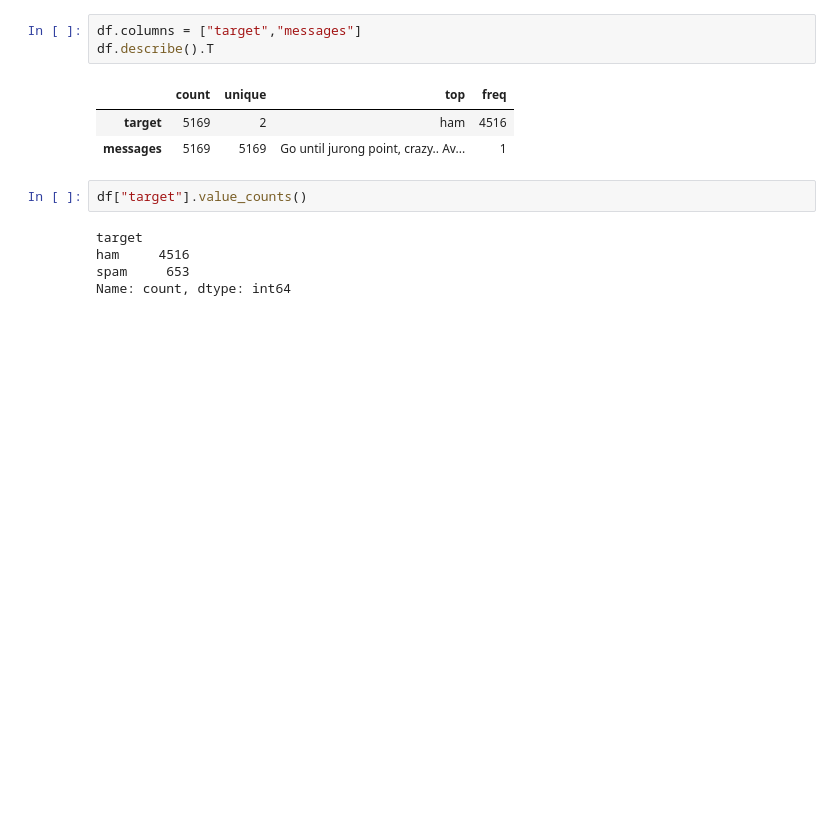
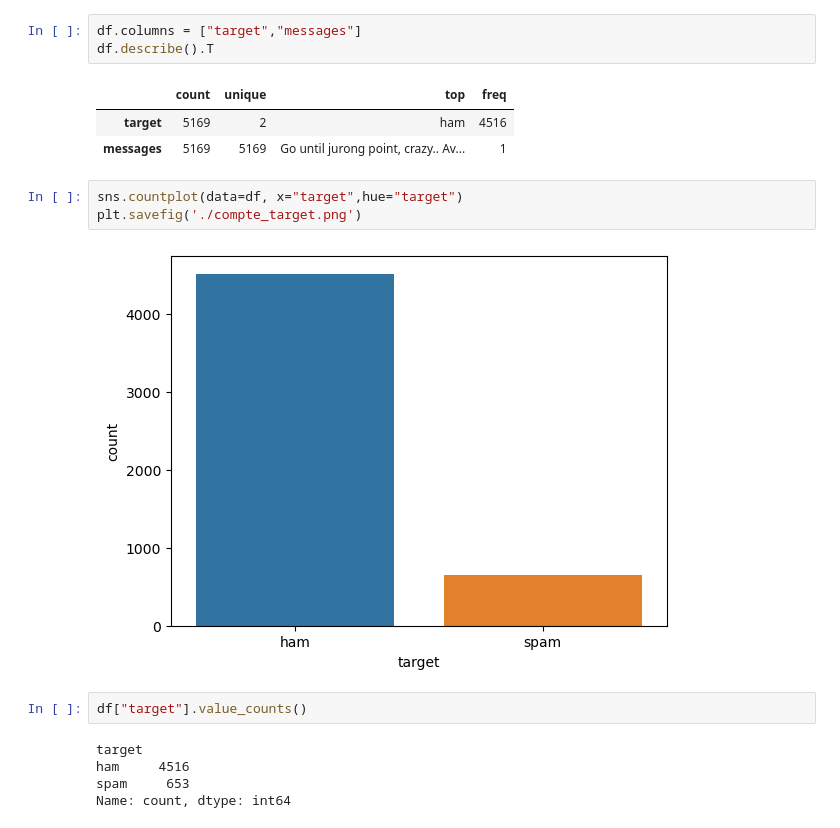
Before and after one commit to A-Anjara/SMS-Classification, a Jupyter notebook: SMS Spam Classification.ipynb, the cells around one changed output. Saved outputs shown, nothing was run; the diff lists cells and outputs as text; blank space fills up the shorter version.

```diff
--- a/SMS Spam Classification.ipynb
+++ b/SMS Spam Classification.ipynb
@@ -62,6 +68,11 @@ df.describe().T
 |  | count | unique | top | freq |
 | target | 5169 | 2 | ham | 4516 |
 | messages | 5169 | 5169 | Go until jurong point, crazy.. Av... | 1 |
+# %%
+sns.countplot(data=df, x="target",hue="target")
+plt.savefig('./compte_target.png')
+# %% [output]
+[figure, added]
 # %%
 df["target"].value_counts()
 # %% [output]
```
Also changed, not shown: parts of 15 cells of this notebook, 25 other files.
